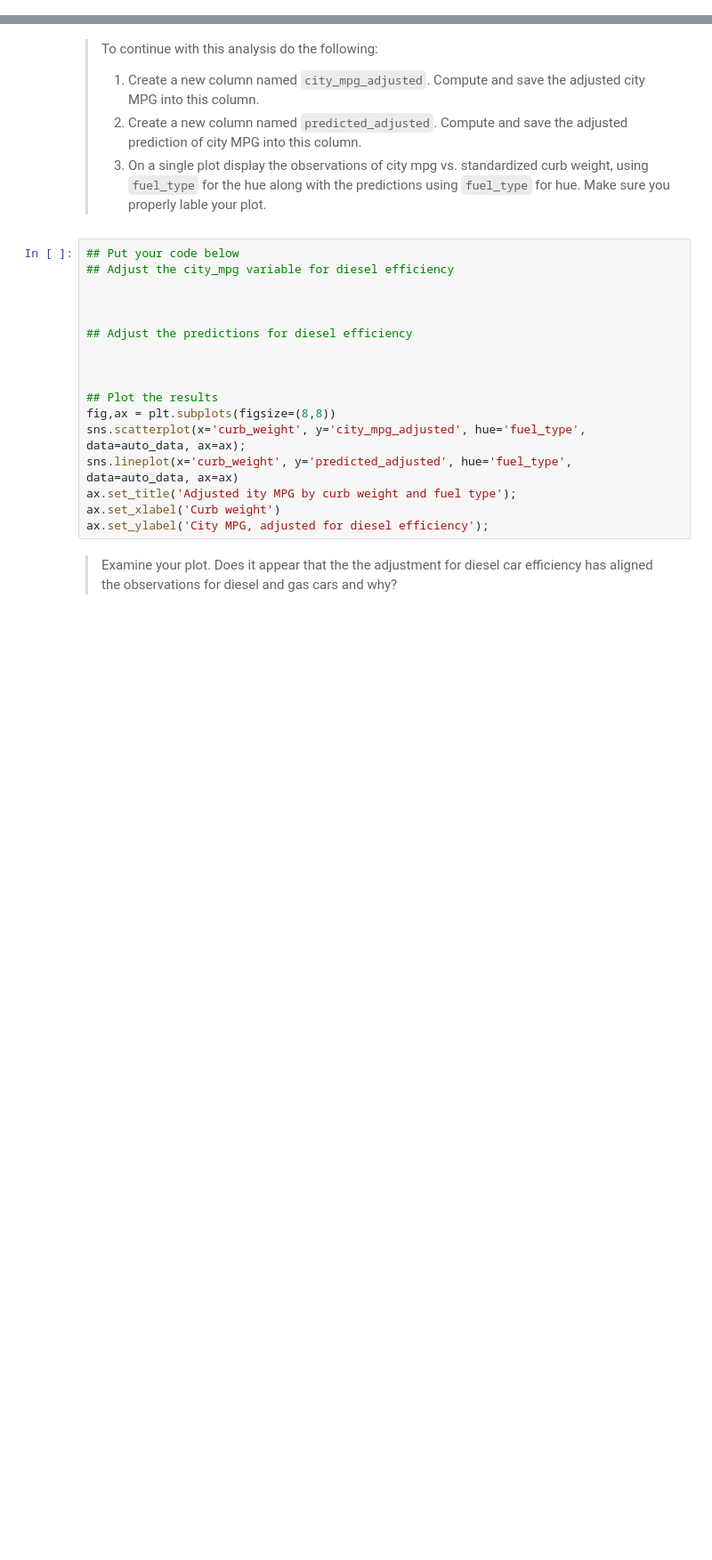
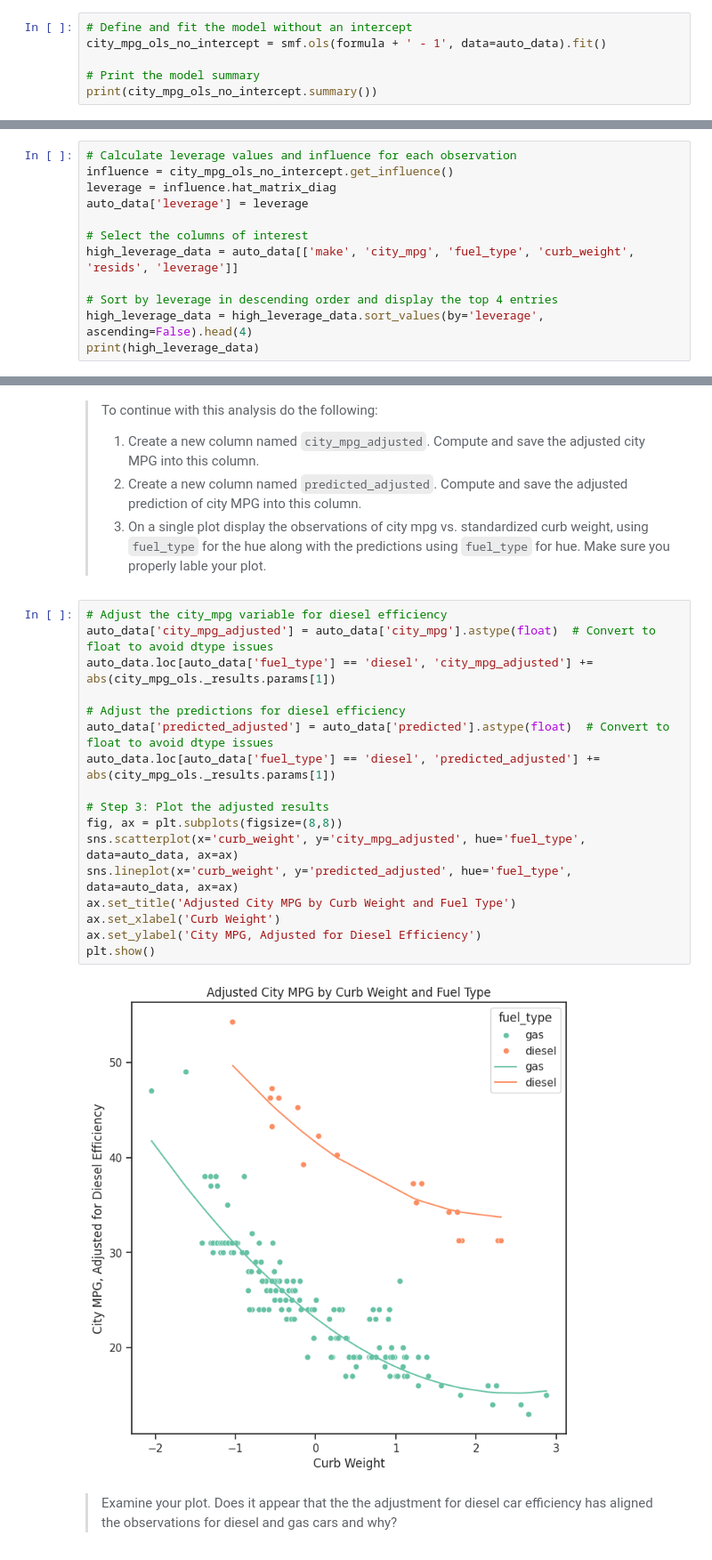
Before and after one commit to lscarval/CSCI-E-83-Fundamentals, a Jupyter notebook: Notebooks/22_Chapter22_GeneralizedLinearModels.ipynb, the cells around one changed output, grey strips where cells are left out. Shown at 89% size. Drawn from its saved outputs; the diff is of its cells as text; blank space fills up the shorter version.

```diff
--- a/Notebooks/22_Chapter22_GeneralizedLinearModels.ipynb
+++ b/Notebooks/22_Chapter22_GeneralizedLinearModels.ipynb
@@ -204,0 +316,6 @@ Examine the results above. The dummy variables are orthogonal as they should be.
+# %%
+# Define and fit the model without an intercept
+city_mpg_ols_no_intercept = smf.ols(formula + ' - 1', data=auto_data).fit()
+
+# Print the model summary
+print(city_mpg_ols_no_intercept.summary())
@@ -244,0 +383,12 @@ _=influence_plot(city_mpg_ols_no_intercept, ax=ax)
+# %%
+# Calculate leverage values and influence for each observation
+influence = city_mpg_ols_no_intercept.get_influence()
+leverage = influence.hat_matrix_diag
+auto_data['leverage'] = leverage
+
+# Select the columns of interest
+high_leverage_data = auto_data[['make', 'city_mpg', 'fuel_type', 'curb_weight', 'resids', 'leverage']]
+
+# Sort by leverage in descending order and display the top 4 entries
+high_leverage_data = high_leverage_data.sort_values(by='leverage', ascending=False).head(4)
+print(high_leverage_data)
@@ -342,21 +529,23 @@ city_mpg_ols._results.params
 > 2. Create a new column named `predicted_adjusted`. Compute and save the adjusted prediction of city MPG into this column.
 > 3. On a single plot display the observations of city mpg vs. standardized curb weight, using `fuel_type` for the hue along with the predictions using `fuel_type` for hue. Make sure you properly lable your plot.
 # %%
-## Put your code below
-## Adjust the city_mpg variable for diesel efficiency
+# Adjust the city_mpg variable for diesel efficiency
+auto_data['city_mpg_adjusted'] = auto_data['city_mpg'].astype(float)  # Convert to float to avoid dtype issues
+auto_data.loc[auto_data['fuel_type'] == 'diesel', 'city_mpg_adjusted'] += abs(city_mpg_ols._results.params[1])
 
+# Adjust the predictions for diesel efficiency
+auto_data['predicted_adjusted'] = auto_data['predicted'].astype(float)  # Convert to float to avoid dtype issues
+auto_data.loc[auto_data['fuel_type'] == 'diesel', 'predicted_adjusted'] += abs(city_mpg_ols._results.params[1])
 
-
-## Adjust the predictions for diesel efficiency
-
-
-
-## Plot the results
-fig,ax = plt.subplots(figsize=(8,8))
-sns.scatterplot(x='curb_weight', y='city_mpg_adjusted', hue='fuel_type', data=auto_data, ax=ax);
+# Step 3: Plot the adjusted results
+fig, ax = plt.subplots(figsize=(8,8))
+sns.scatterplot(x='curb_weight', y='city_mpg_adjusted', hue='fuel_type', data=auto_data, ax=ax)
 sns.lineplot(x='curb_weight', y='predicted_adjusted', hue='fuel_type', data=auto_data, ax=ax)
-ax.set_title('Adjusted ity MPG by curb weight and fuel type');
-ax.set_xlabel('Curb weight')
-ax.set_ylabel('City MPG, adjusted for diesel efficiency');
+ax.set_title('Adjusted City MPG by Curb Weight and Fuel Type')
+ax.set_xlabel('Curb Weight')
+ax.set_ylabel('City MPG, Adjusted for Diesel Efficiency')
+plt.show()
+# %% [output]
+[figure, added]
 # %% [markdown]
 > Examine your plot. Does it appear that the the adjustment for diesel car efficiency has aligned the observations for diesel and gas cars and why?
```
Also changed, not shown: parts of 40 cells of this notebook.
